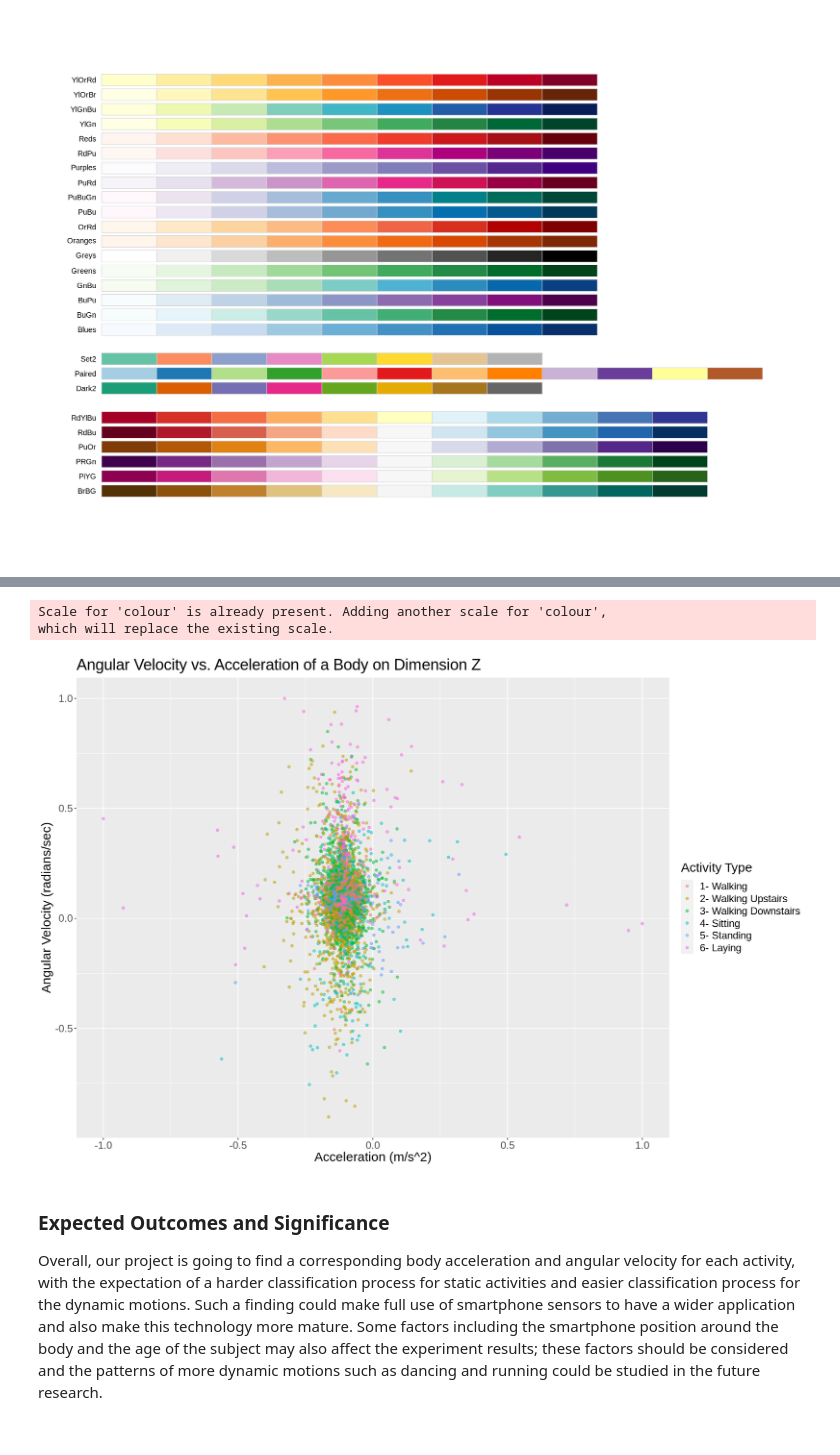
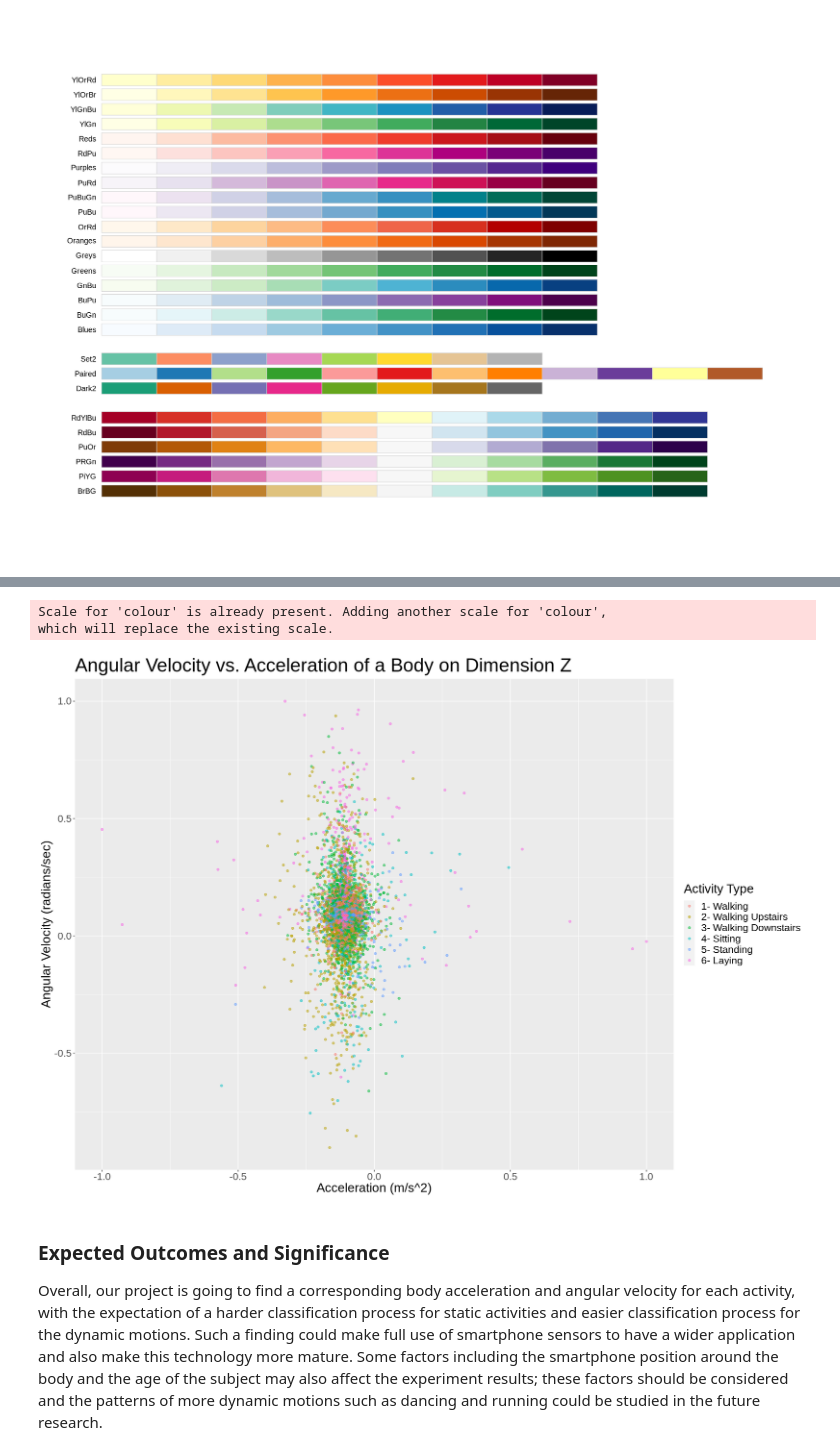
Before and after one commit to eleahj/dsci_project, a Jupyter notebook: human_activities.ipynb, the cells around one changed output, grey strips where cells are left out. Drawn from its saved outputs; the diff is of its cells as text; code cells hidden in the pictures.

```diff
--- a/human_activities.ipynb
+++ b/human_activities.ipynb
@@ -287,19 +292,19 @@ accl_gyro_y
 # %%
 # Plot 3: Angular Velocity vs. Acceleration of a Body on Dimension Z
 accl_gyro_z <- training_subset %>%
   ggplot(aes(x = tBodyAcc_mean_Z, y = tBodyGyro_mean_Z, color = activity_label)) +
   ggtitle("Angular Velocity vs. Acceleration of a Body on Dimension Z") +
   geom_point(alpha = 0.5) +
   labs(x = "Acceleration (m/s^2)", y = "Angular Velocity (radians/sec)", color = "Activity Type") +
   scale_color_brewer(palette = "Set2") +
   scale_color_discrete(labels = c("1- Walking", "2- Walking Upstairs", "3- Walking Downstairs", "4- Sitting", "5- Standing", "6- Laying")) +
-  theme(text = element_text(size = 18), plot.title = element_text(size=22))
+  theme(text = element_text(size = 20), plot.title = element_text(size=30))
 
 accl_gyro_z
 # %% [output]
 Scale for 'colour' is already present. Adding another scale for 'colour',
 which will replace the existing scale.
-[figure, old version]
+[figure, new version]
 # %% [markdown]
 ### Expected Outcomes and Significance
 
```
Also changed, not shown: parts of 2 cells of this notebook.
